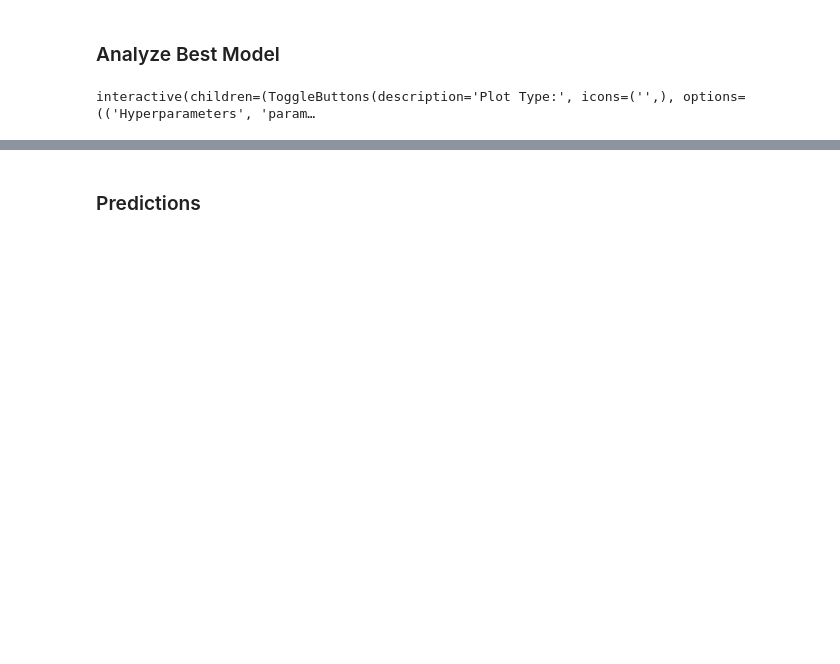
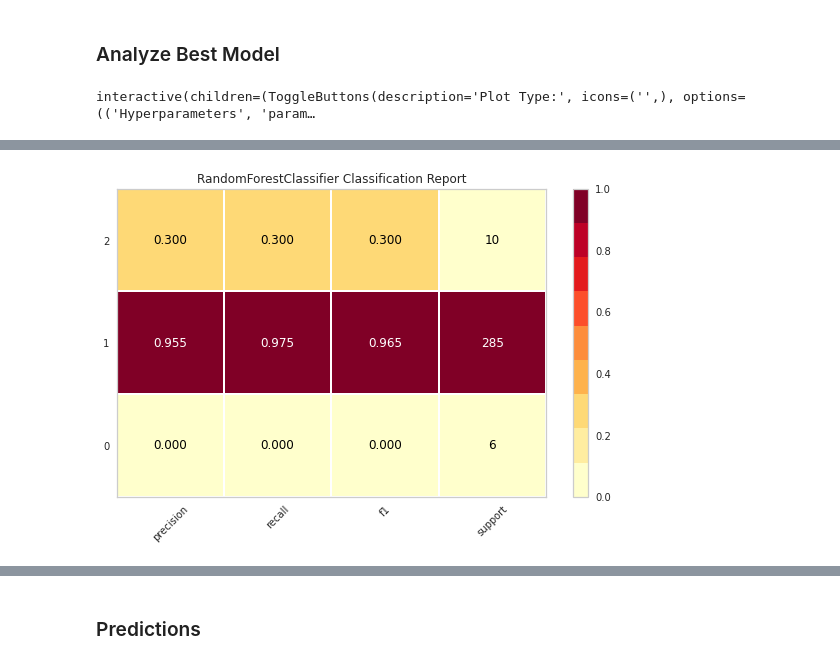
Before and after one commit to jianzhichun/6002, a Jupyter notebook: jieba+baidu_stopwords+vectorizer(tfidf+lsi(200))+smote(sampling)+compare_models&blend(gbc+et+rf)+analysis_model(auc+confusion_matrix)+prediction_with_score+tuned_model+calibrate_model.ipynb, the cells around one changed output, grey strips where cells are left out. Cells and saved outputs as stored; diff of their text form; code cells hidden in the pictures; blank space fills up the shorter version.

```diff
--- a/jieba+baidu_stopwords+vectorizer(tfidf+lsi(200))+pycaret(multi_classfication).ipynb
+++ b/jieba+baidu_stopwords+vectorizer(tfidf+lsi(200))+smote(sampling)+compare_models&blend(gbc+et+rf)+analysis_model(auc+confusion_matrix)+prediction_with_score+tuned_model+calibrate_model.ipynb
@@ -196,0 +190,4 @@ plot_model(best, plot = 'confusion_matrix')
+# %%
+plot_model(best, plot = 'class_report')
+# %% [output]
+[figure, added]
```
Also changed, not shown: parts of 34 cells of this notebook, 1 other file.
